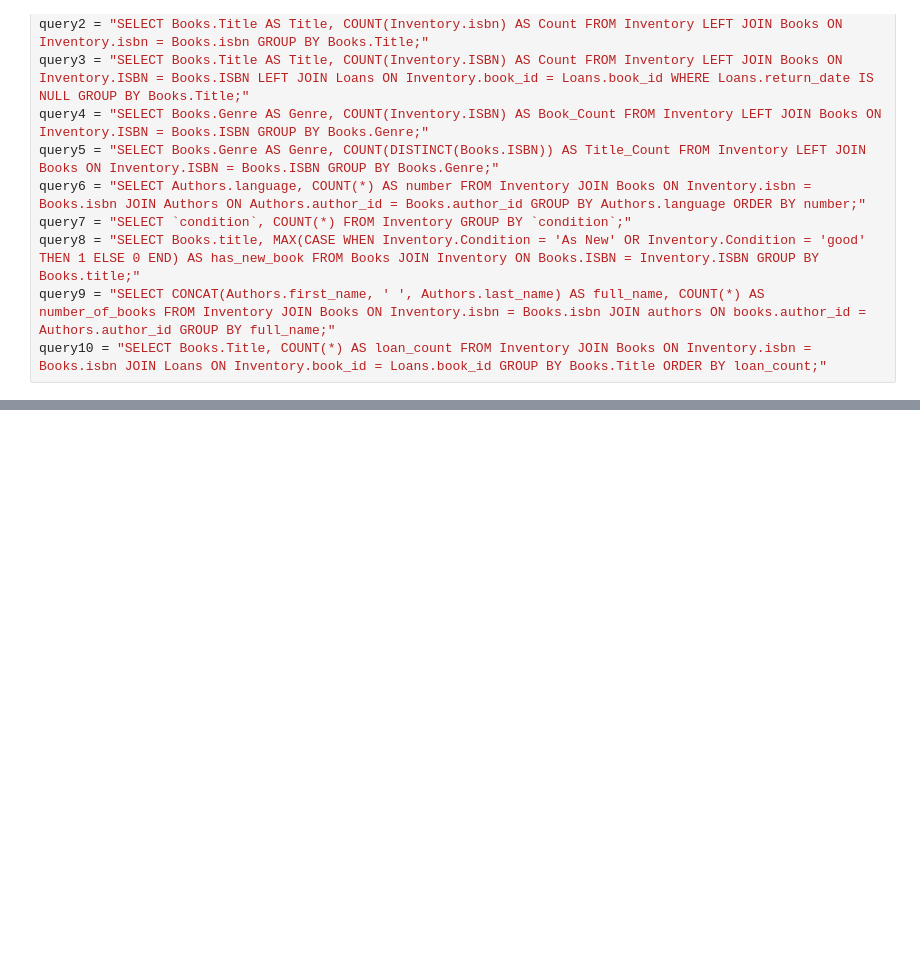
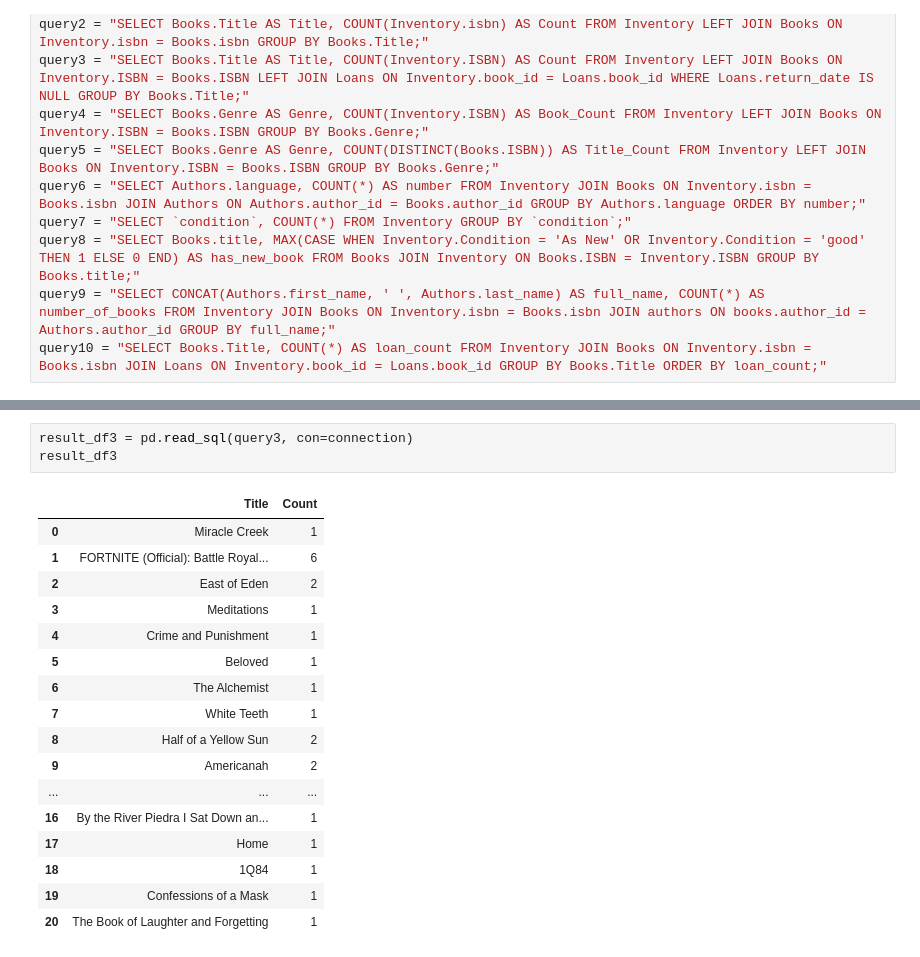
Before and after one commit to nicolehychoi/Forge_Project_2, a Jupyter notebook: SQL.ipynb, the cells around one changed output, grey strips where cells are left out. Cells and saved outputs as stored; diff of their text form; blank space fills up the shorter version.

```diff
--- a/SQL.ipynb
+++ b/SQL.ipynb
@@ -62,0 +94,21 @@ query10 = "SELECT Books.Title, COUNT(*) AS loan_count FROM Inventory JOIN Books
+# %%
+result_df3 = pd.read_sql(query3, con=connection)
+result_df3
+# %% [output]
+|  | Title | Count |
+| 0 | Miracle Creek | 1 |
+| 1 | FORTNITE (Official): Battle Royal... | 6 |
+| 2 | East of Eden | 2 |
+| 3 | Meditations | 1 |
+| 4 | Crime and Punishment | 1 |
+| 5 | Beloved | 1 |
+| 6 | The Alchemist | 1 |
+| 7 | White Teeth | 1 |
+| 8 | Half of a Yellow Sun | 2 |
+| 9 | Americanah | 2 |
+| ... | ... | ... |
+| 16 | By the River Piedra I Sat Down an... | 1 |
+| 17 | Home | 1 |
+| 18 | 1Q84 | 1 |
+| 19 | Confessions of a Mask | 1 |
+| 20 | The Book of Laughter and Forgetting | 1 |
```
Also changed, not shown: parts of 9 cells of this notebook.
